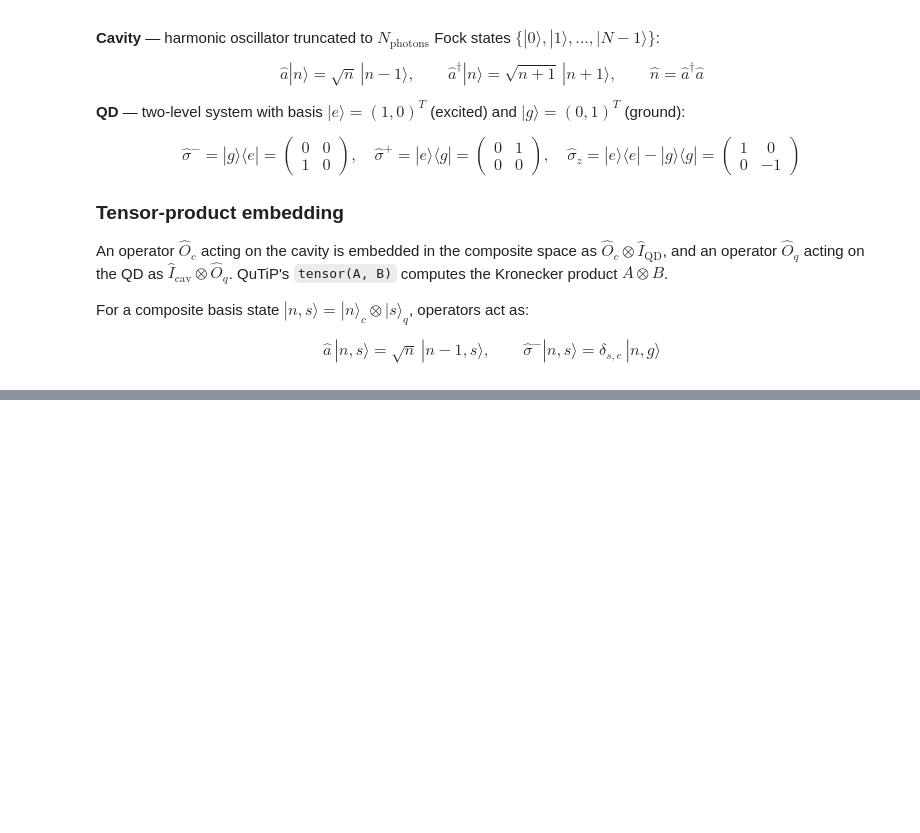
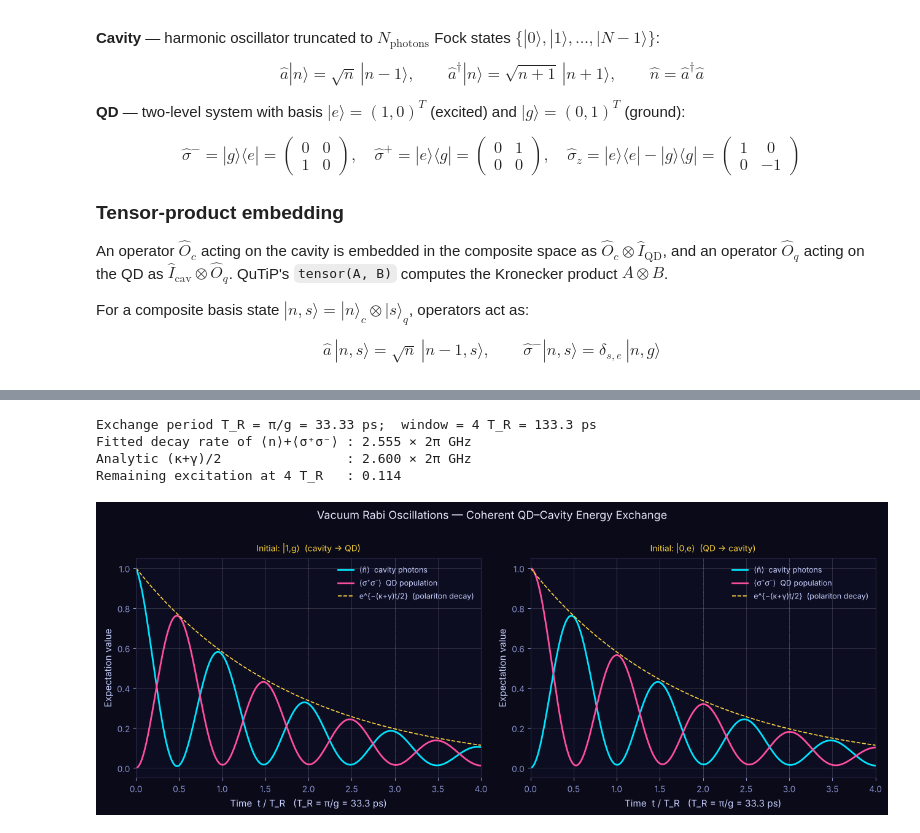
Before and after one commit to SharonXal/Open-Quantum-Dynamics-Simulation, a Jupyter notebook: qd_cavity_QED.ipynb, the cells around one changed output, grey strips where cells are left out. Cells and saved outputs as stored; diff of their text form; code cells hidden in the pictures; blank space fills up the shorter version.

```diff
--- a/qd_cavity_QED.ipynb
+++ b/qd_cavity_QED.ipynb
@@ -1235,0 +477,68 @@ resolved in QD–photonic-crystal systems by Yoshie *et al.* (2004) and Reithmai
+# %%
+# =============================================================================
+# VACUUM RABI OSCILLATIONS — TIME-DOMAIN DYNAMICS
+# =============================================================================
+# Population-exchange period T_R = π/g  (⟨n⟩ = cos²(gt) = ½[1+cos(2gt)]).
+
+T_R   = np.pi / g                          # population-exchange period  [ns]
+tlist = np.linspace(0, 4 * T_R, 800)       # 4 exchange periods
+
+psi_1g = tensor(basis(N_PHOTONS, 1), basis(2, 1))   # |1,g⟩   (basis(2,1) = |g⟩)
+psi_0e = tensor(basis(N_PHOTONS, 0), basis(2, 0))   # |0,e⟩   (basis(2,0) = |e⟩)
+
+obs  = [a.dag() * a, sp * sm]               # ⟨n̂⟩ and ⟨σ⁺σ⁻⟩
+opts = {'nsteps': 10000, 'atol': 1e-10, 'rtol': 1e-8}
+
+result_1g = mesolve(H, psi_1g, tlist, c_ops, e_ops=obs, options=opts)
+result_0e = mesolve(H, psi_0e, tlist, c_ops, e_ops=obs, options=opts)
+
+# Check: total excitation versus the analytic polariton decay e^{−(κ+γ)t/2}
+N_tot   = result_1g.expect[0] + result_1g.expect[1]
+fit     = np.polyfit(tlist, np.log(N_tot), 1)
+print(f"Exchange period T_R = π/g = {T_R*1e3:.2f} ps;  window = 4 T_R = {4*T_R*1e3:.1f} ps")
+print(f"Fitted decay rate of ⟨n⟩+⟨σ⁺σ⁻⟩ : {-fit[0]/TWO_PI:.3f} × 2π GHz")
+print(f"Analytic (κ+γ)/2                : {(kappa+gamma)/2/TWO_PI:.3f} × 2π GHz")
+print(f"Remaining excitation at 4 T_R   : {N_tot[-1]:.3f}")
+# %% [output]
+Exchange period T_R = π/g = 33.33 ps;  window = 4 T_R = 133.3 ps
+Fitted decay rate of ⟨n⟩+⟨σ⁺σ⁻⟩ : 2.555 × 2π GHz
+Analytic (κ+γ)/2                : 2.600 × 2π GHz
+Remaining excitation at 4 T_R   : 0.114
+# %%
+# =============================================================================
+# PLOT — VACUUM RABI OSCILLATIONS
+# =============================================================================
+fig, axes = plt.subplots(1, 2, figsize=(13, 5), facecolor='#0a0a18')
+t_norm = tlist / T_R
+
+for ax, result, title in zip(
+        axes,
+        [result_1g, result_0e],
+        ['Initial: |1,g⟩  (cavity → QD)', 'Initial: |0,e⟩  (QD → cavity)']):
+
+    ax.set_facecolor('#0d0d22')
+    ax.plot(t_norm, result.expect[0], color='#00e5ff', lw=2, label='⟨n̂⟩  cavity photons')
+    ax.plot(t_norm, result.expect[1], color='#ff4fa0', lw=2, label='⟨σ⁺σ⁻⟩  QD population')
+    ax.plot(t_norm, np.exp(-(kappa + gamma) / 2 * tlist), color='#ffd740', lw=1.2, ls='--',
+            label='e^{−(κ+γ)t/2}  (polariton decay)')
+
+    for k in range(1, 5):
+        ax.axvline(k, color='#ffffff', lw=0.5, ls=':', alpha=0.3)
+
+    ax.set_xlabel('Time  t / T_R   (T_R = π/g = %.1f ps)' % (T_R*1e3), color='#c8d0ff', fontsize=11)
+    ax.set_ylabel('Expectation value', color='#c8d0ff', fontsize=11)
+    ax.set_title(title, color='#ffd740', fontsize=10, pad=8)
+    ax.tick_params(colors='#8890cc')
+    ax.spines[:].set_edgecolor('#2a2a4a')
+    ax.legend(fontsize=9, labelcolor='#c8d0ff', framealpha=0)
+    ax.grid(True, alpha=0.2)
+    ax.set_xlim([0, 4])
+    ax.set_ylim([-0.05, 1.05])
+
+fig.suptitle('Vacuum Rabi Oscillations — Coherent QD–Cavity Energy Exchange',
+             color='#e8eaff', fontsize=13, y=1.01)
+plt.tight_layout()
+plt.savefig('rabi_oscillations.png', dpi=140, bbox_inches='tight', facecolor='#0a0a18')
+plt.show()
+# %% [output]
+[figure, added]
```
Also changed, not shown: parts of 53 cells of this notebook.
